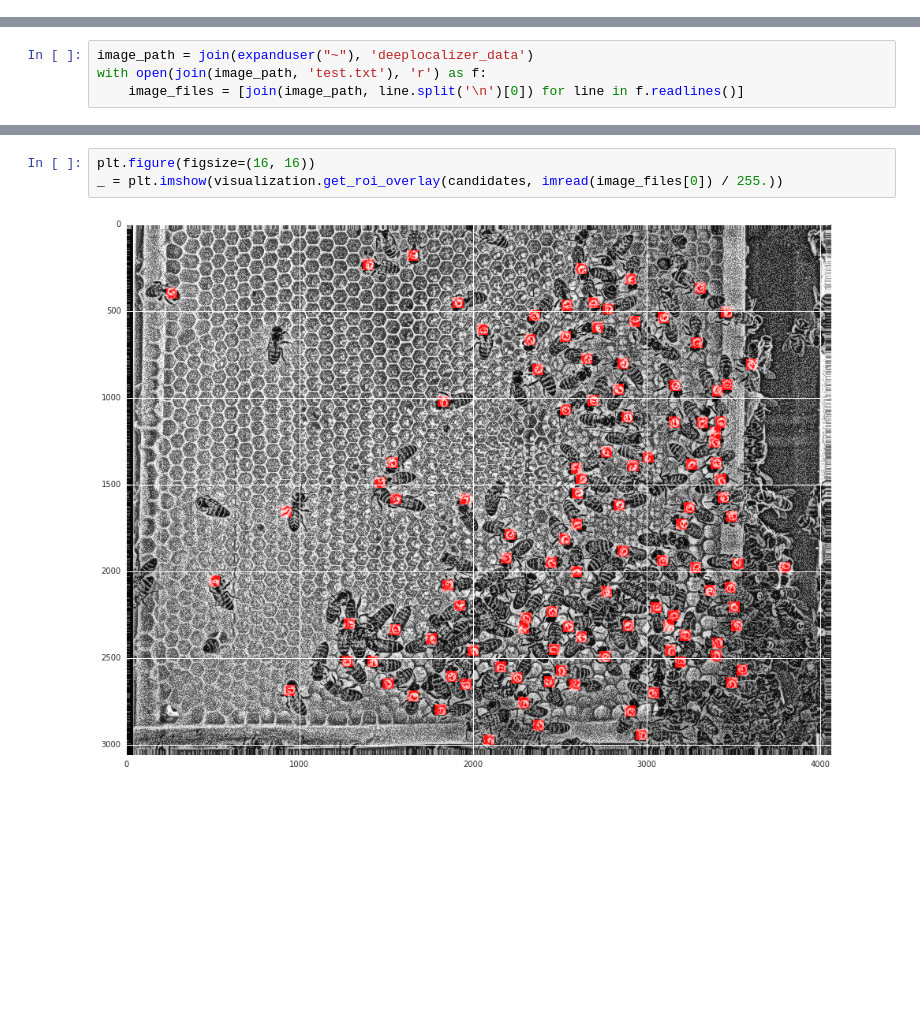
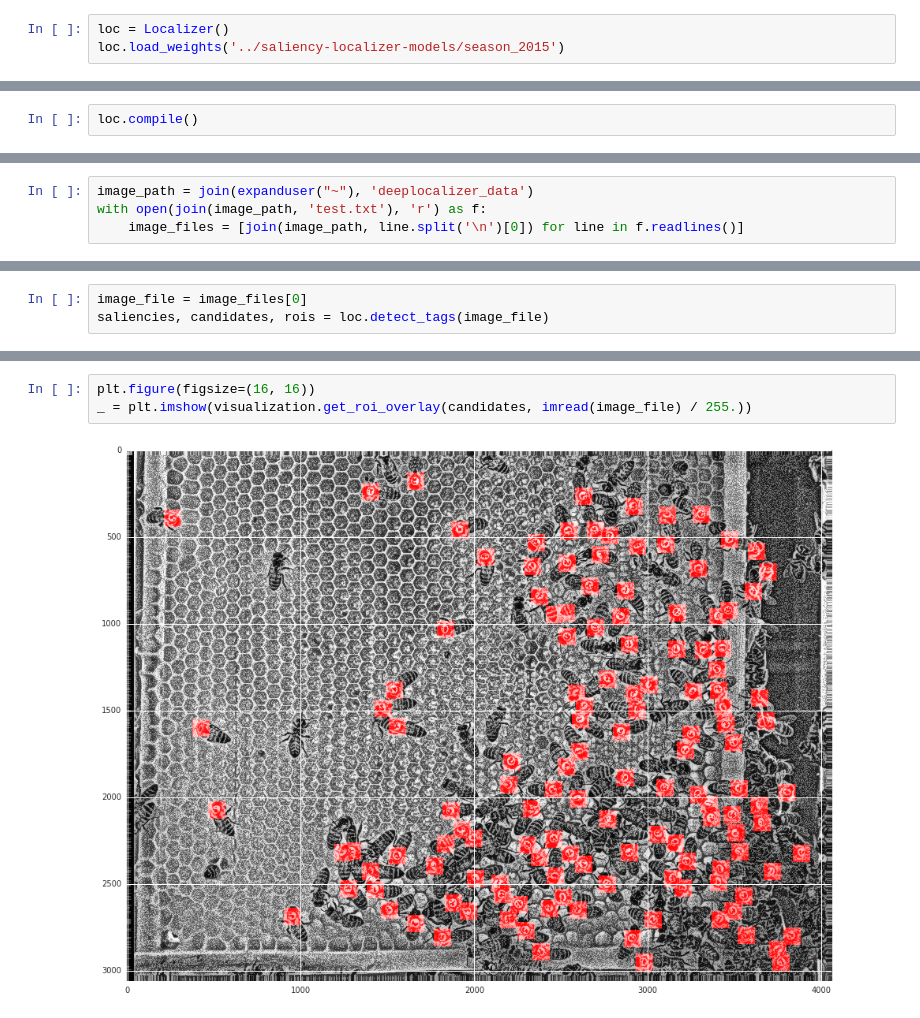
Before and after one commit to nebw/saliency-localizer, a Jupyter notebook: Class API Example.ipynb, the cells around one changed output, grey strips where cells are left out. Saved outputs shown, nothing was run; the diff lists cells and outputs as text; blank space fills up the shorter version.

```diff
--- a/Class API Example.ipynb
+++ b/Class API Example.ipynb
@@ -23,0 +29,3 @@ loc = localizer.Localizer(join(expanduser("~"), 'deeplocalizer_data', 'data'))
+# %%
+loc = Localizer()
+loc.load_weights('../saliency-localizer-models/season_2015')
@@ -23,0 +36,2 @@ loc = localizer.Localizer(join(expanduser("~"), 'deeplocalizer_data', 'data'))
+# %%
+loc.compile()
@@ -30,3 +44,6 @@ saliencies, candidates, rois = loc.detect_tags(image_files[0], 0.75)
+# %%
+image_file = image_files[0]
+saliencies, candidates, rois = loc.detect_tags(image_file)
 # %%
 fig = visualization.plot_sample_images(rois, saliencies)
 # %% [output]
@@ -34,5 +51,5 @@ fig = visualization.plot_sample_images(rois, saliencies)
 # %%
 plt.figure(figsize=(16, 16))
-_ = plt.imshow(visualization.get_roi_overlay(candidates, imread(image_files[0]) / 255.))
+_ = plt.imshow(visualization.get_roi_overlay(candidates, imread(image_file) / 255.))
 # %% [output]
-[figure, old version]
+[figure, new version]
```
Also changed, not shown: parts of 10 cells of this notebook, 1 other file.
